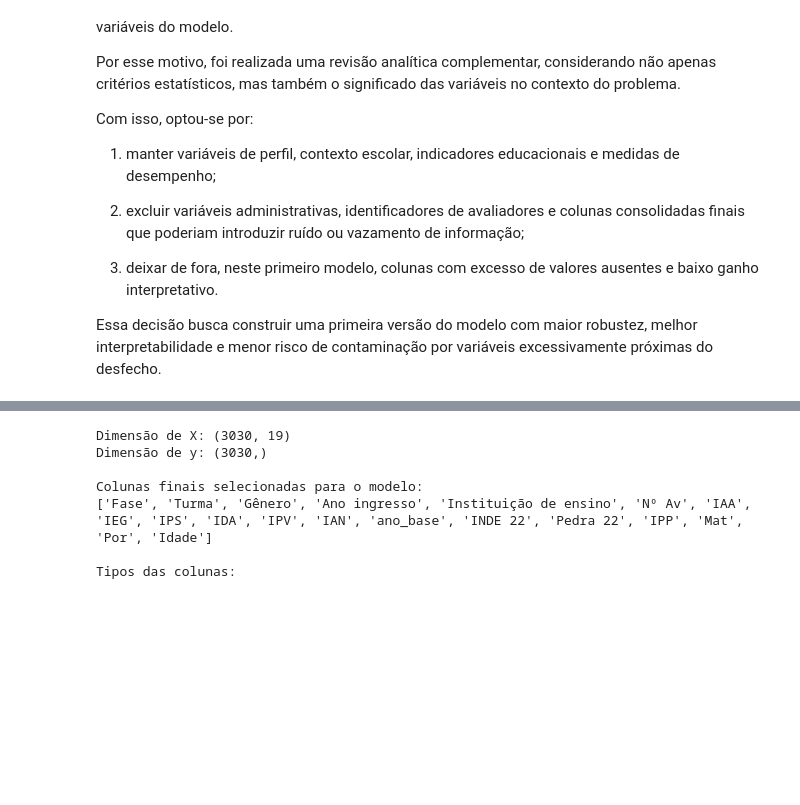
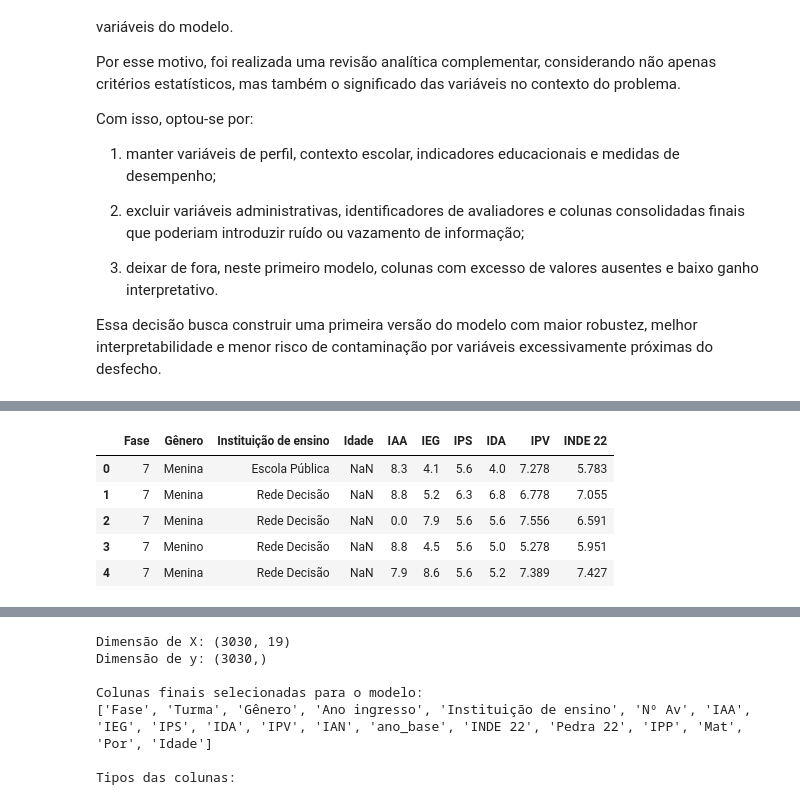
Before and after one commit to tivanello/fase5, a Jupyter notebook: notebooks/fase5_pergunta9_modelo_preditivo_final.ipynb, the cells around one changed output, grey strips where cells are left out. Cells and saved outputs as stored; diff of their text form; code cells hidden in the pictures; blank space fills up the shorter version.

```diff
--- a/notebooks/fase5_pergunta9_modelo_preditivo_final.ipynb
+++ b/notebooks/fase5_pergunta9_modelo_preditivo_final.ipynb
@@ -278,3 +277,88 @@ Com isso, optou-se por:
 3) deixar de fora, neste primeiro modelo, colunas com excesso de valores ausentes e baixo ganho interpretativo.
 
 Essa decisão busca construir uma primeira versão do modelo com maior robustez, melhor interpretabilidade e menor risco de contaminação por variáveis excessivamente próximas do desfecho.
+# %%
+# ============================================================
+# BLOCO 3.01 — CRIAÇÃO DO df_novo_modelo PARA O STREAMLIT
+# Objetivo:
+# - Preservar intacto o fluxo do primeiro modelo
+# - Criar uma nova base de trabalho para o modelo da aplicação
+# - Reaproveitar o df_fase5 já tratado no notebook
+# ============================================================
+
+import pandas as pd
+import numpy as np
+
+# ------------------------------------------------------------
+# 1) Criar nova base de trabalho sem alterar df_modelo original
+# ------------------------------------------------------------
+df_novo_modelo = df_fase5.copy()
+
+# ------------------------------------------------------------
+# 2) Recriar a variável-alvo com a mesma lógica do projeto
+# 1 = aluno com risco de defasagem
+# 0 = aluno sem risco de defasagem
+# ------------------------------------------------------------
+df_novo_modelo["alvo_risco_defasagem"] = (
+    df_novo_modelo["Defasagem_final"] > 0
+).astype(int)
+
+# ------------------------------------------------------------
+# 3) Definir o conjunto reduzido de variáveis para o novo modelo
+# Alinhado à ideia da aplicação em Streamlit
+# ------------------------------------------------------------
+colunas_x_novo_modelo = [
+    "Fase",
+    "Gênero",
+    "Instituição de ensino",
+    "Idade",
+    "IAA",
+    "IEG",
+    "IPS",
+    "IDA",
+    "IPV",
+    "INDE 22"
+]
+
+# Manter apenas colunas que realmente existem
+colunas_x_novo_modelo = [
+    col for col in colunas_x_novo_modelo
+    if col in df_novo_modelo.columns
+]
+
+# ------------------------------------------------------------
+# 4) Criar X e y do novo modelo
+# Sem remover nulos aqui.
+# O tratamento continuará no pipeline, como no fluxo original.
+# ------------------------------------------------------------
+X_novo = df_novo_modelo[colunas_x_novo_modelo].copy()
+y_novo = df_novo_modelo["alvo_risco_defasagem"].copy()
+
+# ------------------------------------------------------------
+# 5) Conferências
+# ------------------------------------------------------------
+print("Dimensão de df_novo_modelo:", df_novo_modelo.shape)
+print("Dimensão de X_novo:", X_novo.shape)
+print("Dimensão de y_novo:", y_novo.shape)
+
+print("\nColunas selecionadas para o novo modelo:")
+print(colunas_x_novo_modelo)
+
+print("\nTipos das colunas do novo X:")
+display(X_novo.dtypes.to_frame("tipo"))
+
+print("\nPercentual de nulos nas colunas do novo X:")
+display(
+    (X_novo.isna().mean() * 100)
+    .round(2)
+    .sort_values(ascending=False)
+    .to_frame("pct_nulos")
+)
+
+print("\nDistribuição da variável-alvo no novo modelo:")
+print(y_novo.value_counts(dropna=False))
+print(y_novo.value_counts(normalize=True).round(4))
+
+print("\nAmostra de X_novo:")
+display(X_novo.head())
+# %% [output]
@@ -280,0 +407,6 @@ Essa decisão busca construir uma primeira versão do modelo com maior robustez,
+|  | Fase | Gênero | Instituição de ensino | Idade | IAA | IEG | IPS | IDA | IPV | INDE 22 |
+| 0 | 7 | Menina | Escola Pública | NaN | 8.3 | 4.1 | 5.6 | 4.0 | 7.278 | 5.783 |
+| 1 | 7 | Menina | Rede Decisão | NaN | 8.8 | 5.2 | 6.3 | 6.8 | 6.778 | 7.055 |
+| 2 | 7 | Menina | Rede Decisão | NaN | 0.0 | 7.9 | 5.6 | 5.6 | 7.556 | 6.591 |
+| 3 | 7 | Menino | Rede Decisão | NaN | 8.8 | 4.5 | 5.6 | 5.0 | 5.278 | 5.951 |
+| 4 | 7 | Menina | Rede Decisão | NaN | 7.9 | 8.6 | 5.6 | 5.2 | 7.389 | 7.427 |
```
Also changed, not shown: parts of 12 cells of this notebook.
